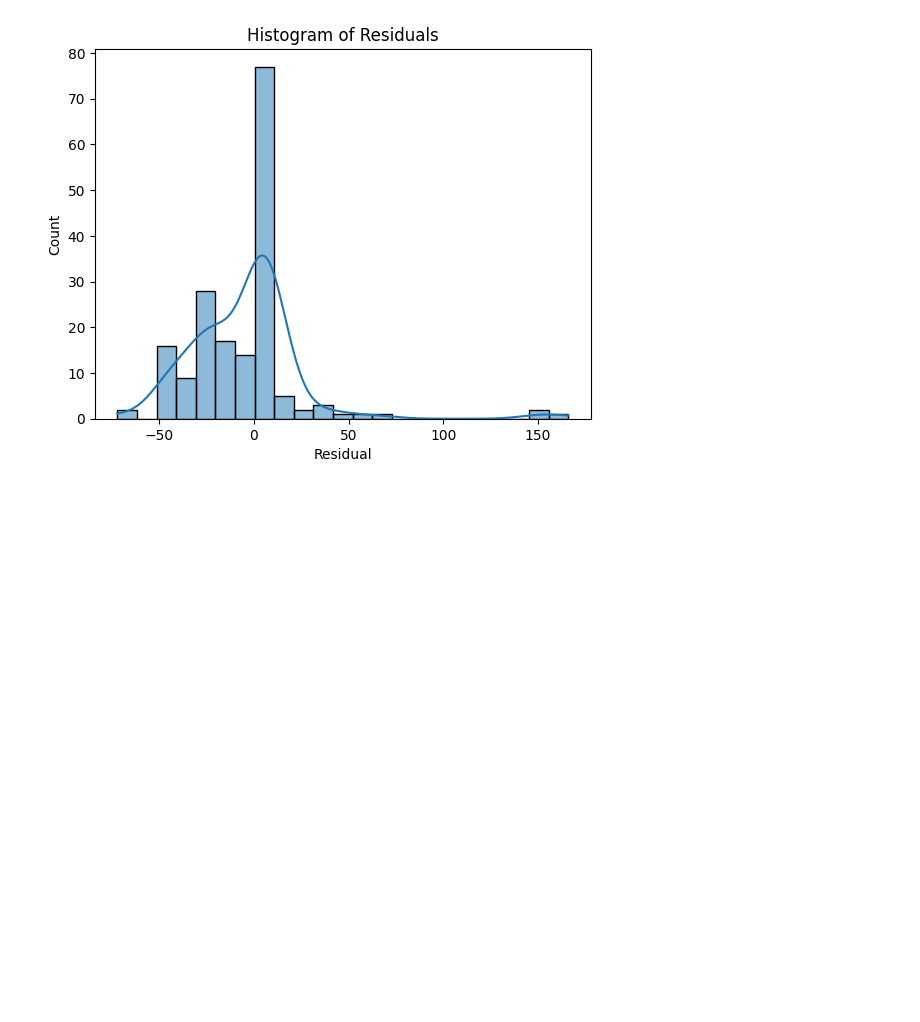
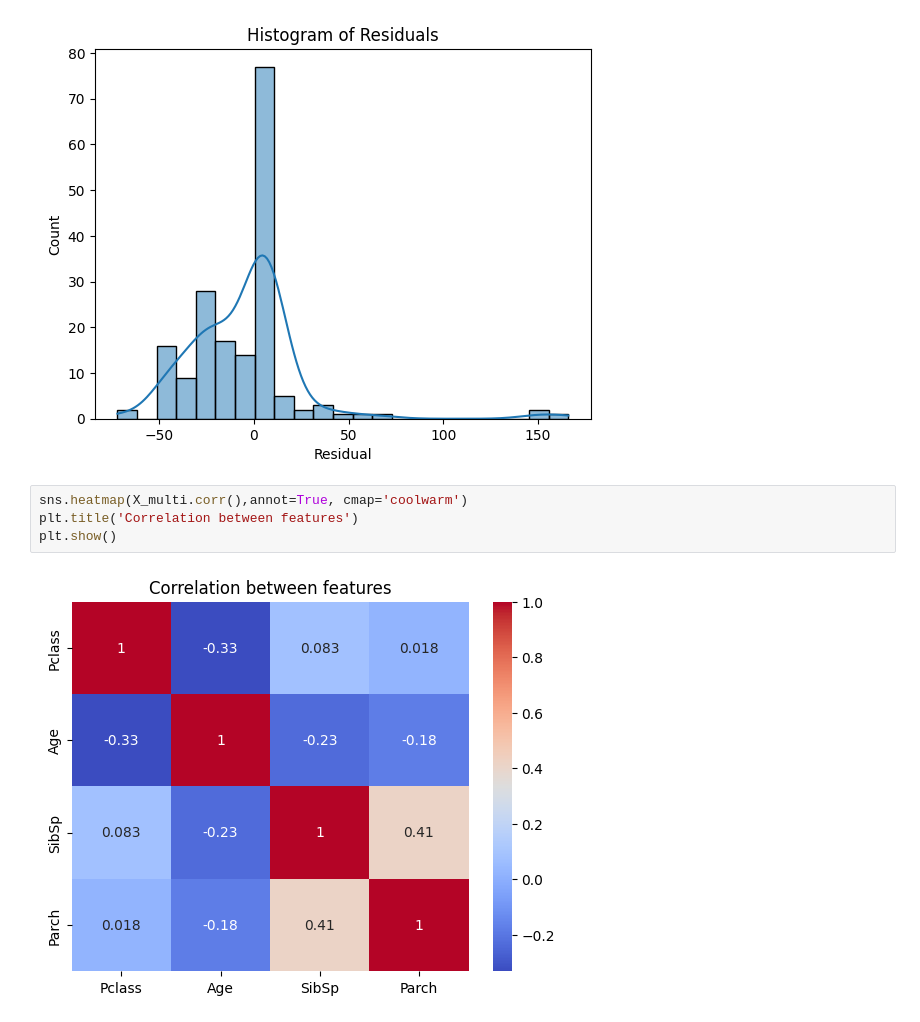
Before and after one commit to Vachana7/4IK25CS228_DAV_LAB, a Jupyter notebook: 4IK25CS228_EXP_07.ipynb, the cells around one changed output. Drawn from its saved outputs; the diff is of its cells as text; blank space fills up the shorter version.

```diff
--- a/4IK25CS228_EXP_07.ipynb
+++ b/4IK25CS228_EXP_07.ipynb
@@ -86,3 +86,9 @@ plt.xlabel('Residual');plt.title('Histogram of Residuals')
 plt.show()
 # %% [output]
 [figure]
+# %%
+sns.heatmap(X_multi.corr(),annot=True, cmap='coolwarm')
+plt.title('Correlation between features')
+plt.show()
+# %% [output]
+[figure, added]
```
